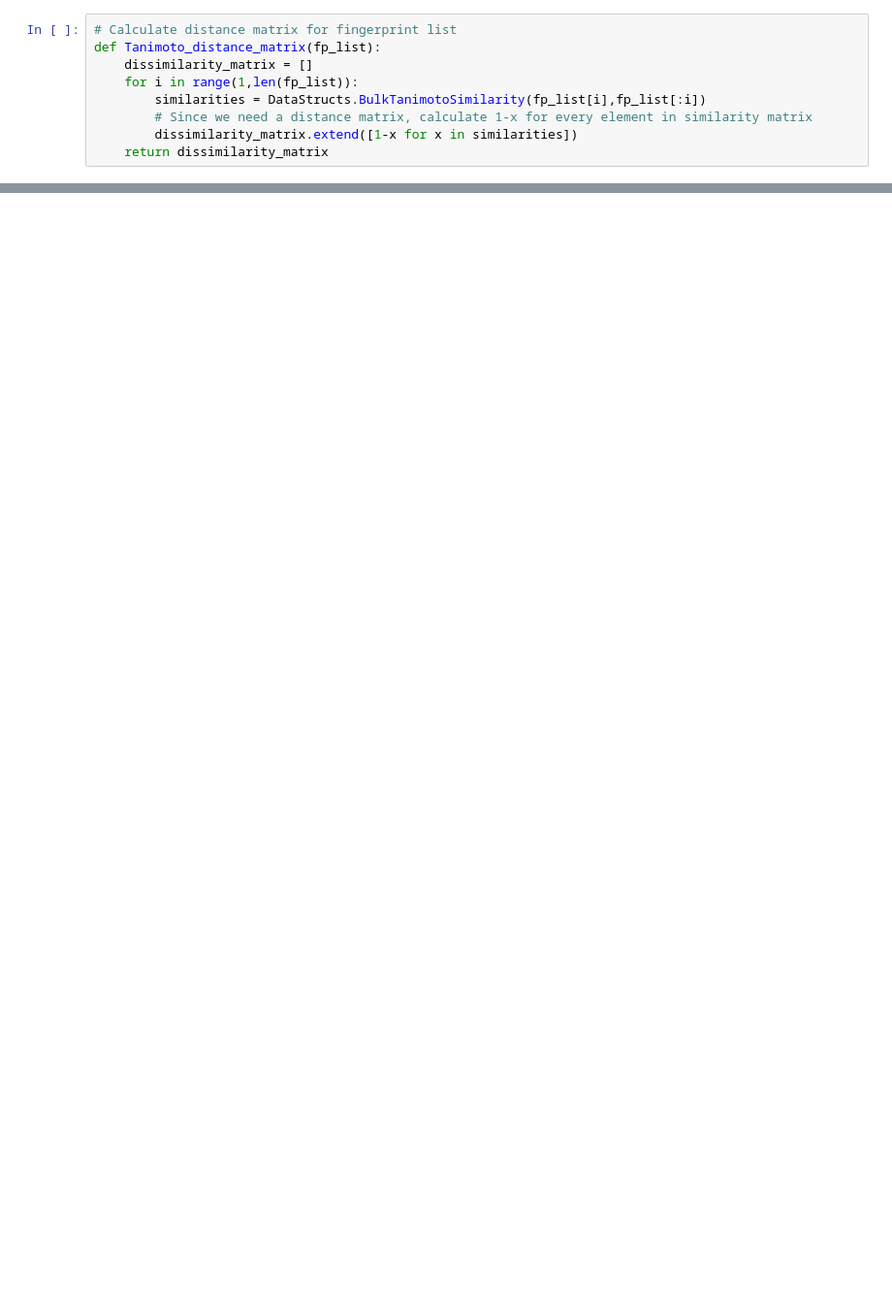
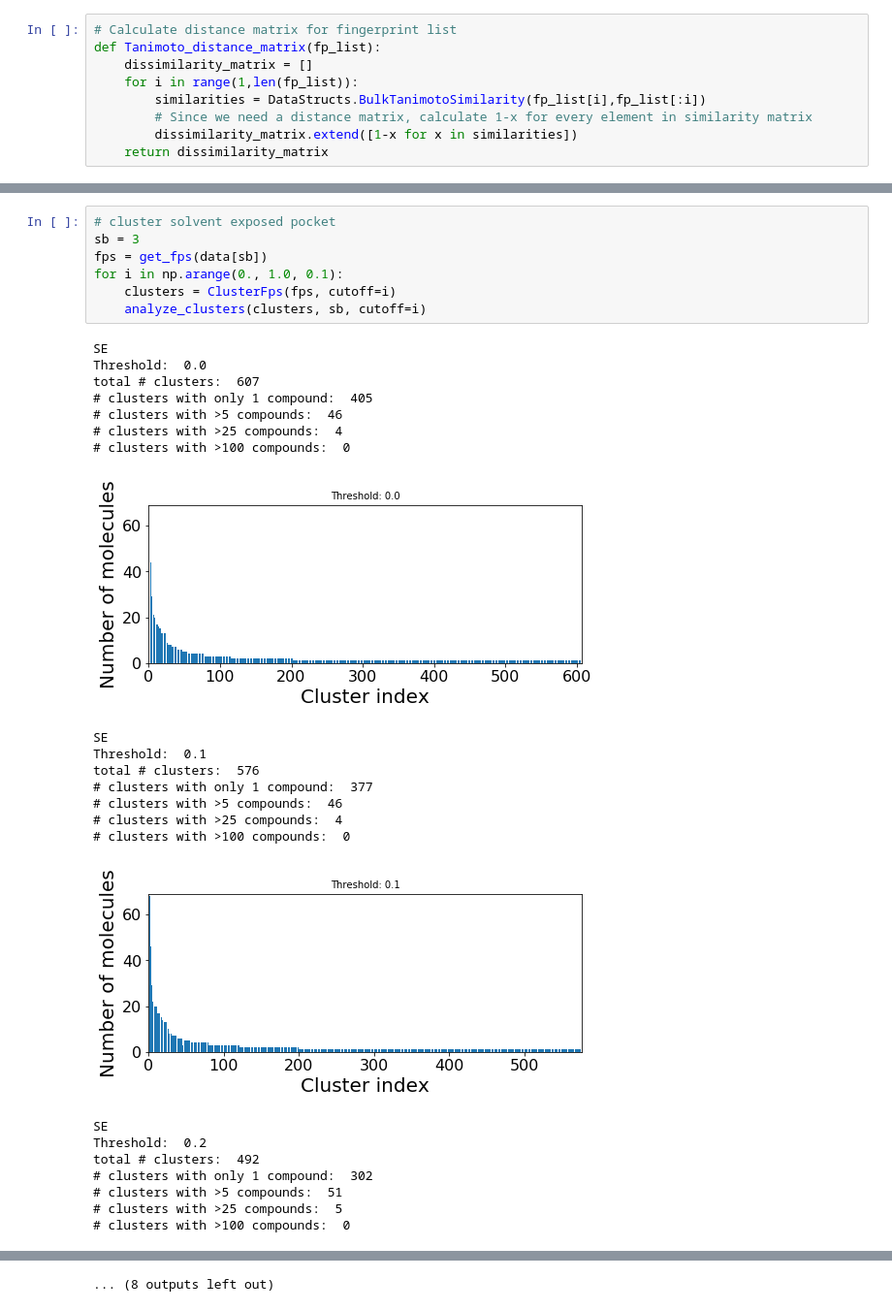
Before and after one commit to volkamerlab/KinaseFocusedFragmentLibrary, a Jupyter notebook: analysis/clustering.ipynb, the cells around one changed output, grey strips where cells are left out. Shown at 97% size. Drawn from its saved outputs; the diff is of its cells as text; blank space fills up the shorter version.

```diff
--- a/analysis/clustering.ipynb
+++ b/analysis/clustering.ipynb
@@ -59,0 +295,31 @@ def ClusterFps(fps,cutoff=0.2):
+# %%
+# cluster solvent exposed pocket
+sb = 3
+fps = get_fps(data[sb])
+for i in np.arange(0., 1.0, 0.1):
+    clusters = ClusterFps(fps, cutoff=i)
+    analyze_clusters(clusters, sb, cutoff=i)
+# %% [output]
+SE
+Threshold:  0.0
+total # clusters:  607
+# clusters with only 1 compound:  405
+# clusters with >5 compounds:  46
+# clusters with >25 compounds:  4
+# clusters with >100 compounds:  0
+[figure, added]
+SE
+Threshold:  0.1
+total # clusters:  576
+# clusters with only 1 compound:  377
+# clusters with >5 compounds:  46
+# clusters with >25 compounds:  4
+# clusters with >100 compounds:  0
+[figure, added]
+SE
+Threshold:  0.2
+total # clusters:  492
+# clusters with only 1 compound:  302
+# clusters with >5 compounds:  51
+# clusters with >25 compounds:  5
+# clusters with >100 compounds:  0
@@ -59,0 +351 @@ def ClusterFps(fps,cutoff=0.2):
+... (8 outputs left out)
```
Also changed, not shown: parts of 51 cells of this notebook, 1 other file.
